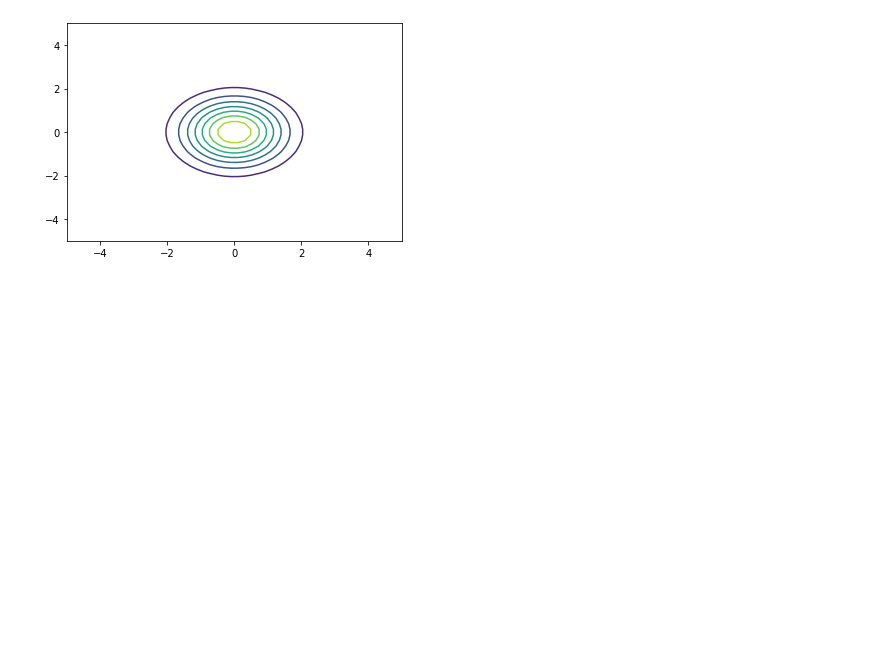
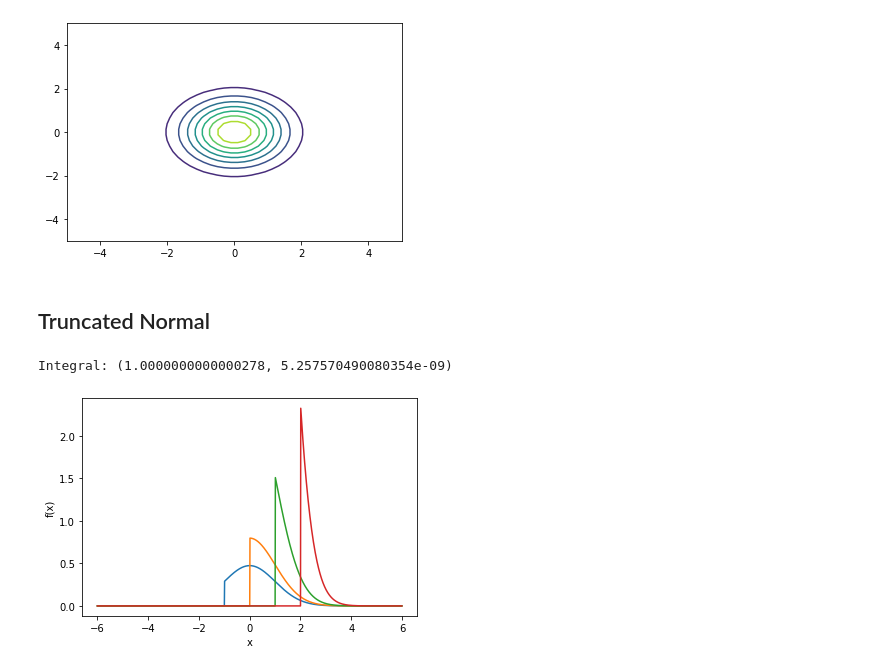
Before and after one commit to tmrhombus/QG, a Jupyter notebook: HORT812/examples/bivariatenormal.ipynb, the cells around one changed output. Cells and saved outputs as stored; diff of their text form; code cells hidden in the pictures; blank space fills up the shorter version.

Commit message:
truncated normal plots

```diff
--- a/HORT812/examples/bivariatenormal.ipynb
+++ b/HORT812/examples/bivariatenormal.ipynb
@@ -156,0 +73,59 @@ plt.show()
+# %% [markdown]
+## Truncated Normal
+# %%
+from scipy.stats import norm
+
+def PDF_truncnorm(x, mu, sigma, xmin=-float('inf'), xmax=float('inf')):
+    """
+    Return probability density at x for truncated normal distribution
+    defined by parameters mu, sigma
+    lower/upper bounds at xmin/xmax
+    """
+    # PDF = 0 outside of bounds
+    if (x<xmin or x>xmax):
+     return 0
+
+    # inside bounds
+    else:
+     dist = norm(loc=mu, scale=sigma)
+     # dist must be renormalized such that the total integral = 1
+     L = norm.cdf(xmax)-norm.cdf(xmin)
+     #print(L)
+
+     return norm.pdf(x)/L
+
+
+PDF_truncnorm(2.1,0,1,xmin=2)
+
+# check integral
+from scipy.integrate import quad
+#I = quad(PDF_truncnorm, -np.inf, np.inf, args=(0,1))
+I = quad(PDF_truncnorm, -np.inf, np.inf, args=(0,1,2))
+print("Integral: {}".format(I))
+
+# plotting
+fig, ax = plt.subplots()
+x= np.arange(-6,6,0.01)
+y1=[]
+y2=[]
+y3=[]
+y4=[]
+for anx in x:
+    y1.append(PDF_truncnorm(anx,0,1,xmin=-1))
+    y2.append(PDF_truncnorm(anx,0,1,xmin=0))
+    y3.append(PDF_truncnorm(anx,0,1,xmin=1))
+    y4.append(PDF_truncnorm(anx,0,1,xmin=2))
+#print(x)
+#print(y)
+#ax.set_title('N(0,$1^2$)')
+ax.set_xlabel('x')
+ax.set_ylabel('f(x)')
+ax.plot(x, y1)
+ax.plot(x, y2)
+ax.plot(x, y3)
+ax.plot(x, y4)
+#ax.set_ylim(0,0.45)
+plt.show()
+# %% [output]
+Integral: (1.0000000000000278, 5.257570490080354e-09)
+[figure, added]
```
Also changed, not shown: parts of 9 cells of this notebook.
